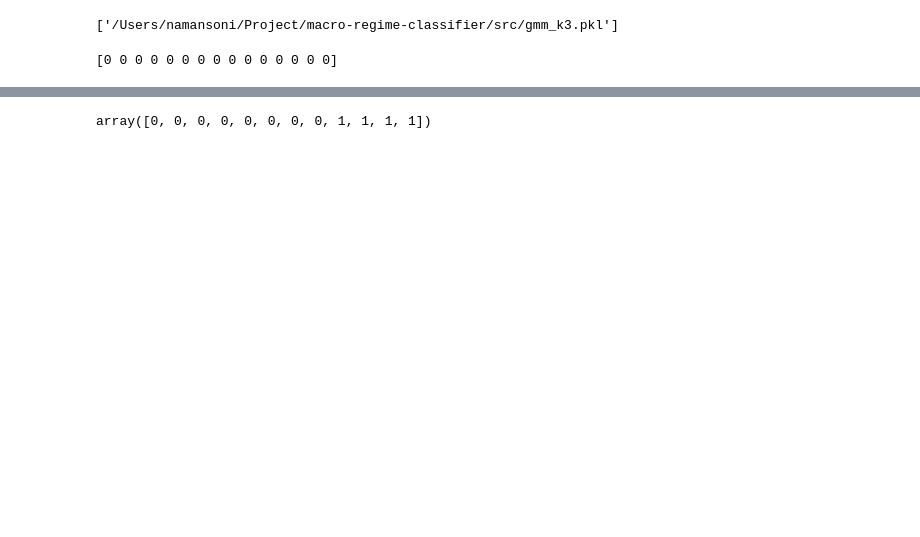
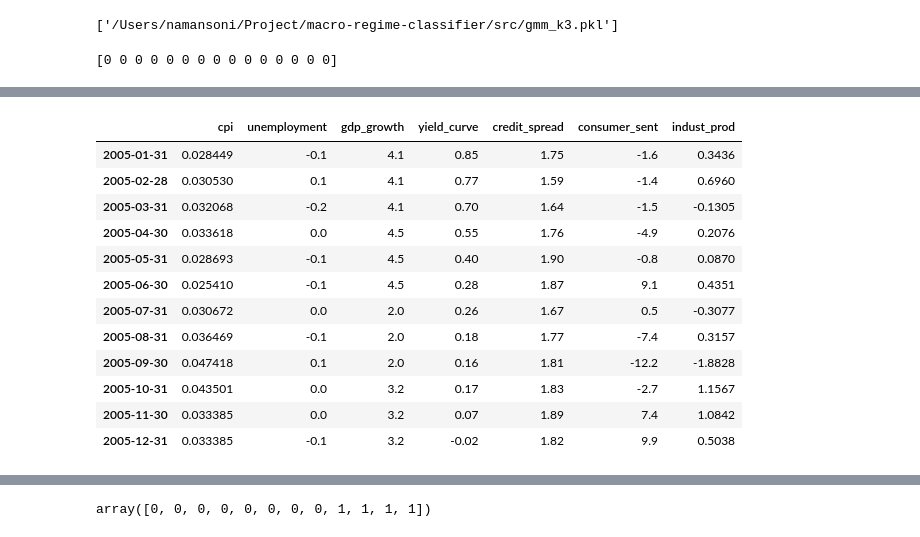
Before and after one commit to NamanSoni31/macro-regime-classifier, a Jupyter notebook: notebooks/02_regime_model.ipynb, the cells around one changed output, grey strips where cells are left out. Saved outputs shown, nothing was run; the diff lists cells and outputs as text; code cells hidden in the pictures; blank space fills up the shorter version.

```diff
--- a/notebooks/02_regime_model.ipynb
+++ b/notebooks/02_regime_model.ipynb
@@ -168,0 +192,16 @@ DatetimeIndex(['2020-07-31', '2020-08-31', '2020-09-30'], dtype='datetime64[us]'
+# %%
+df.loc['2005']
+# %% [output]
+|  | cpi | unemployment | gdp_growth | yield_curve | credit_spread | consumer_sent | indust_prod |
+| 2005-01-31 | 0.028449 | -0.1 | 4.1 | 0.85 | 1.75 | -1.6 | 0.3436 |
+| 2005-02-28 | 0.030530 | 0.1 | 4.1 | 0.77 | 1.59 | -1.4 | 0.6960 |
+| 2005-03-31 | 0.032068 | -0.2 | 4.1 | 0.70 | 1.64 | -1.5 | -0.1305 |
+| 2005-04-30 | 0.033618 | 0.0 | 4.5 | 0.55 | 1.76 | -4.9 | 0.2076 |
+| 2005-05-31 | 0.028693 | -0.1 | 4.5 | 0.40 | 1.90 | -0.8 | 0.0870 |
+| 2005-06-30 | 0.025410 | -0.1 | 4.5 | 0.28 | 1.87 | 9.1 | 0.4351 |
+| 2005-07-31 | 0.030672 | 0.0 | 2.0 | 0.26 | 1.67 | 0.5 | -0.3077 |
+| 2005-08-31 | 0.036469 | -0.1 | 2.0 | 0.18 | 1.77 | -7.4 | 0.3157 |
+| 2005-09-30 | 0.047418 | 0.1 | 2.0 | 0.16 | 1.81 | -12.2 | -1.8828 |
+| 2005-10-31 | 0.043501 | 0.0 | 3.2 | 0.17 | 1.83 | -2.7 | 1.1567 |
+| 2005-11-30 | 0.033385 | 0.0 | 3.2 | 0.07 | 1.89 | 7.4 | 1.0842 |
+| 2005-12-31 | 0.033385 | -0.1 | 3.2 | -0.02 | 1.82 | 9.9 | 0.5038 |
```
Also changed, not shown: parts of 22 cells of this notebook, 5 other files.
